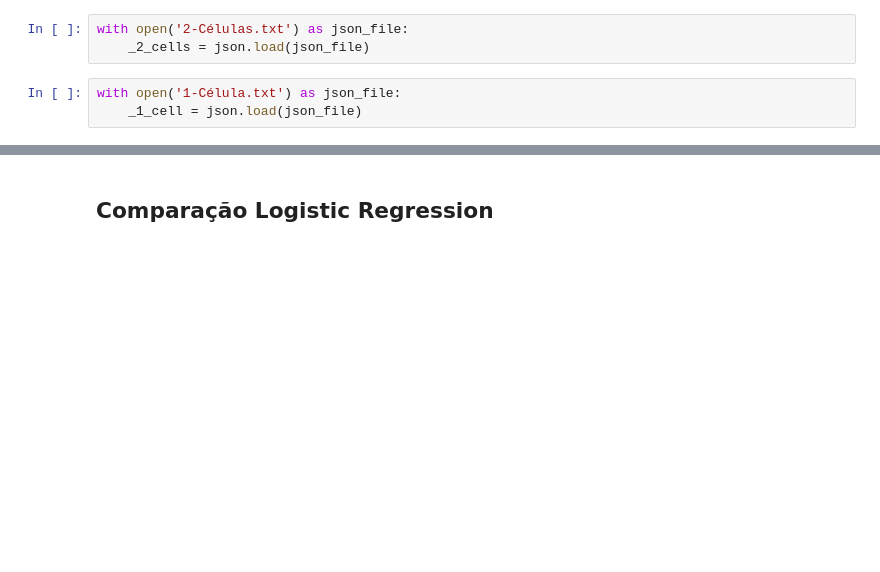
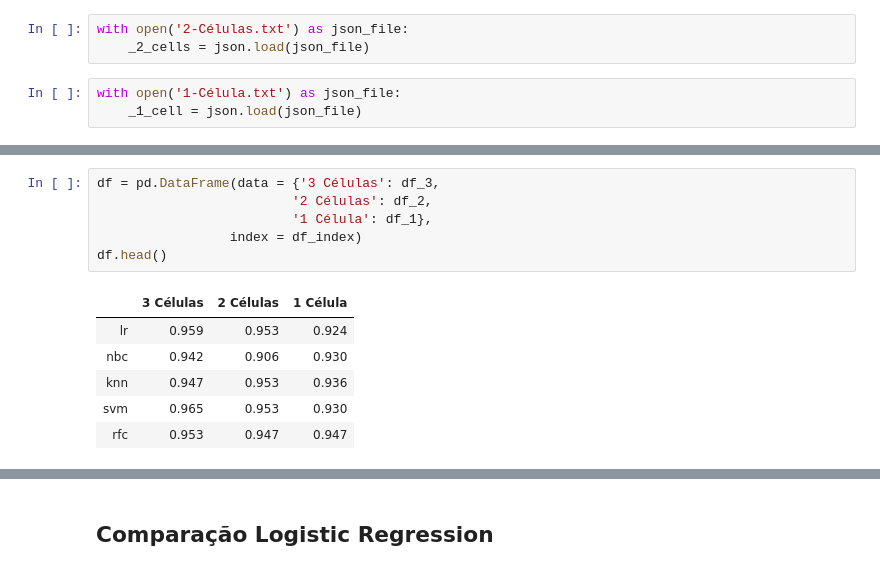
Before and after one commit to lucas-galvao/NextMachineLearning, a Jupyter notebook: Breast Cancer/Comparação.ipynb, the cells around one changed output, grey strips where cells are left out. Drawn from its saved outputs; the diff is of its cells as text; blank space fills up the shorter version.

```diff
--- a/Breast Cancer/Comparação.ipynb
+++ b/Breast Cancer/Comparação.ipynb
@@ -11,0 +27,13 @@ with open('1-Célula.txt') as json_file:
+# %%
+df = pd.DataFrame(data = {'3 Células': df_3,
+                         '2 Células': df_2,
+                         '1 Célula': df_1},
+                 index = df_index)
+df.head()
+# %% [output]
+|  | 3 Células | 2 Células | 1 Célula |
+| lr | 0.959 | 0.953 | 0.924 |
+| nbc | 0.942 | 0.906 | 0.930 |
+| knn | 0.947 | 0.953 | 0.936 |
+| svm | 0.965 | 0.953 | 0.930 |
+| rfc | 0.953 | 0.947 | 0.947 |
```
Also changed, not shown: parts of 5 cells of this notebook.
